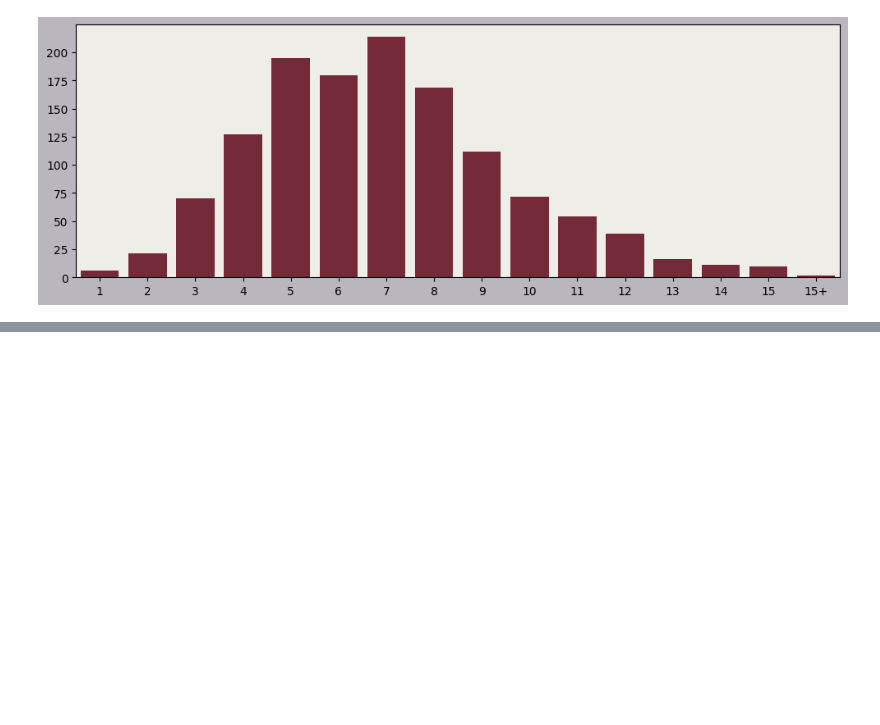
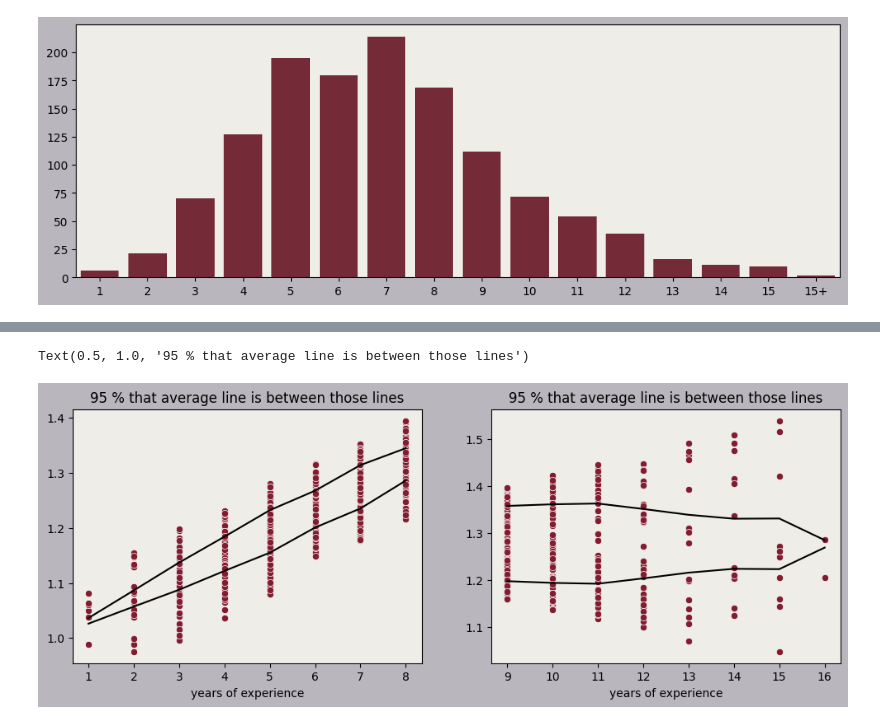
Before and after one commit to Aleksandr-ds17/EDA_Vizual, a Jupyter notebook: qualification of chefs/modeling.ipynb, the cells around one changed output, grey strips where cells are left out. Drawn from its saved outputs; the diff is of its cells as text; code cells hidden in the pictures; blank space fills up the shorter version.

```diff
--- a/qualification of chefs/modeling.ipynb
+++ b/qualification of chefs/modeling.ipynb
@@ -55,0 +122,38 @@ sns.scatterplot(df, x = 'year', y = 'average')
+# %%
+# lists for vizualisation
+low_line_1 = []
+up_line_1 = []
+low_line_2 = []
+up_line_2 = []
+
+# taking valuses from tuples
+for i in range(8):
+    low_line_1.append(lis_for_reg_1_8[i][0])
+    up_line_1.append(lis_for_reg_1_8[i][1])
+x_1_8_ = np.linspace(1,8,8) # generate x line for vizualisation
+
+for i in range(9,17):
+    low_line_2.append(lis_for_reg_8_16[i-9][0])
+    up_line_2.append(lis_for_reg_8_16[i-9][1])
+x_8_16_ = np.linspace(9,16,8)
+
+# vizualisation of intervals, varience of error of regression line
+fig, ax = plt.subplots(1,2,figsize=(12, 4), facecolor = '#B9B7BD')
+sns.scatterplot(df_new_1_8, x = 'year', y = 'average',color = '#821D30', ax = ax[0]) # for 1-8 years
+ax[0].plot(x_1_8_, low_line_1, color = 'black')
+ax[0].plot(x_1_8_, up_line_1, color = 'black')
+ax[0].set_facecolor("#EEEDE7")
+ax[0].set_ylabel('')
+ax[0].set_xlabel('years of experience')
+ax[0].set_title('95 % that average line is between those lines')
+
+sns.scatterplot(df_new_8_9, x = 'year', y = 'average',color = '#821D30', ax = ax[1]) # for 9-16 years
+ax[1].plot(x_8_16_, low_line_2, color = 'black')
+ax[1].plot(x_8_16_, up_line_2, color = 'black')
+ax[1].set_facecolor("#EEEDE7")
+ax[1].set_ylabel('')
+ax[1].set_xlabel('years of experience')
+ax[1].set_title('95 % that average line is between those lines')
+# %% [output]
+Text(0.5, 1.0, '95 % that average line is between those lines')
+[figure, added]
```
Also changed, not shown: parts of 10 cells of this notebook.
